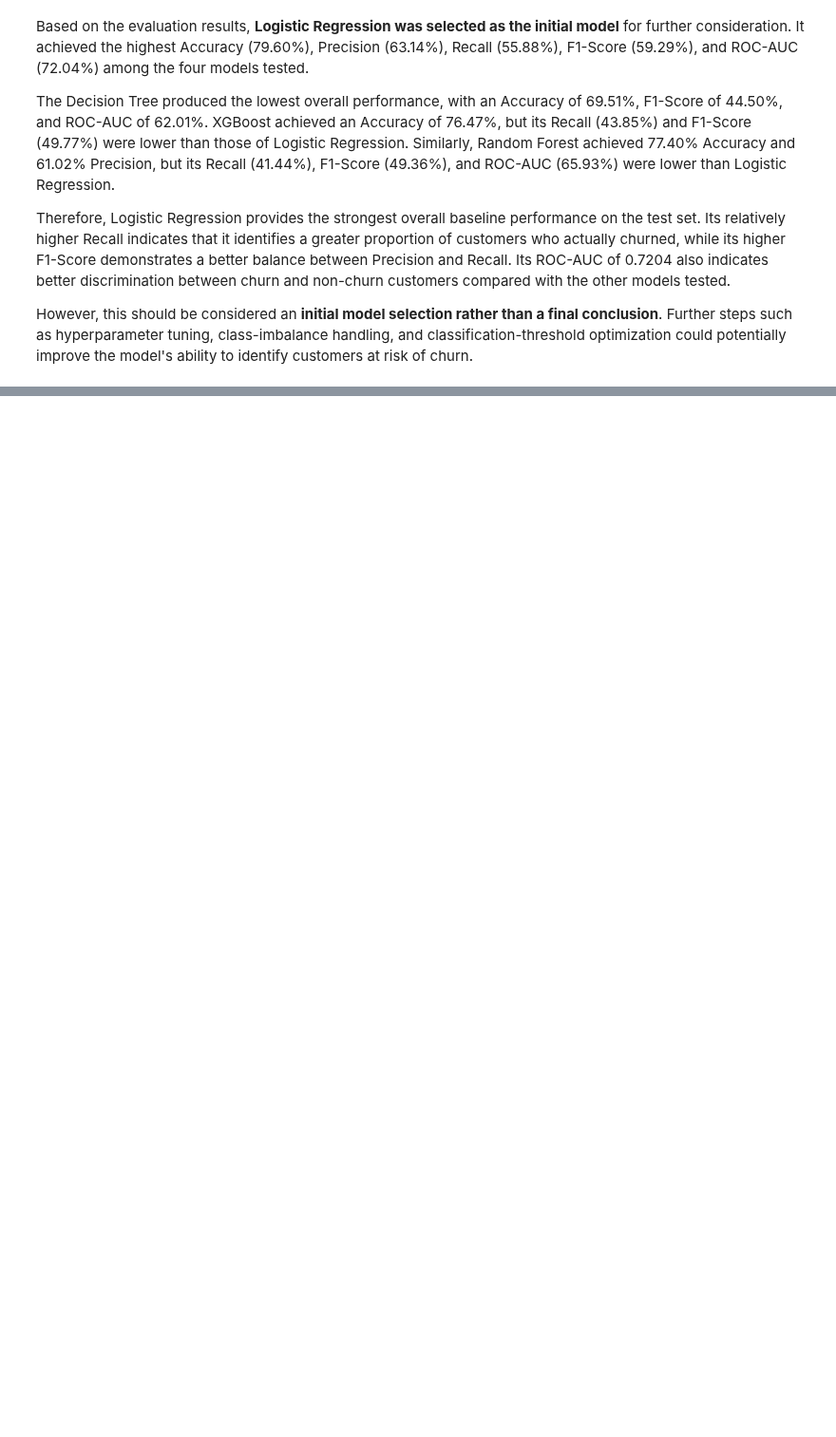
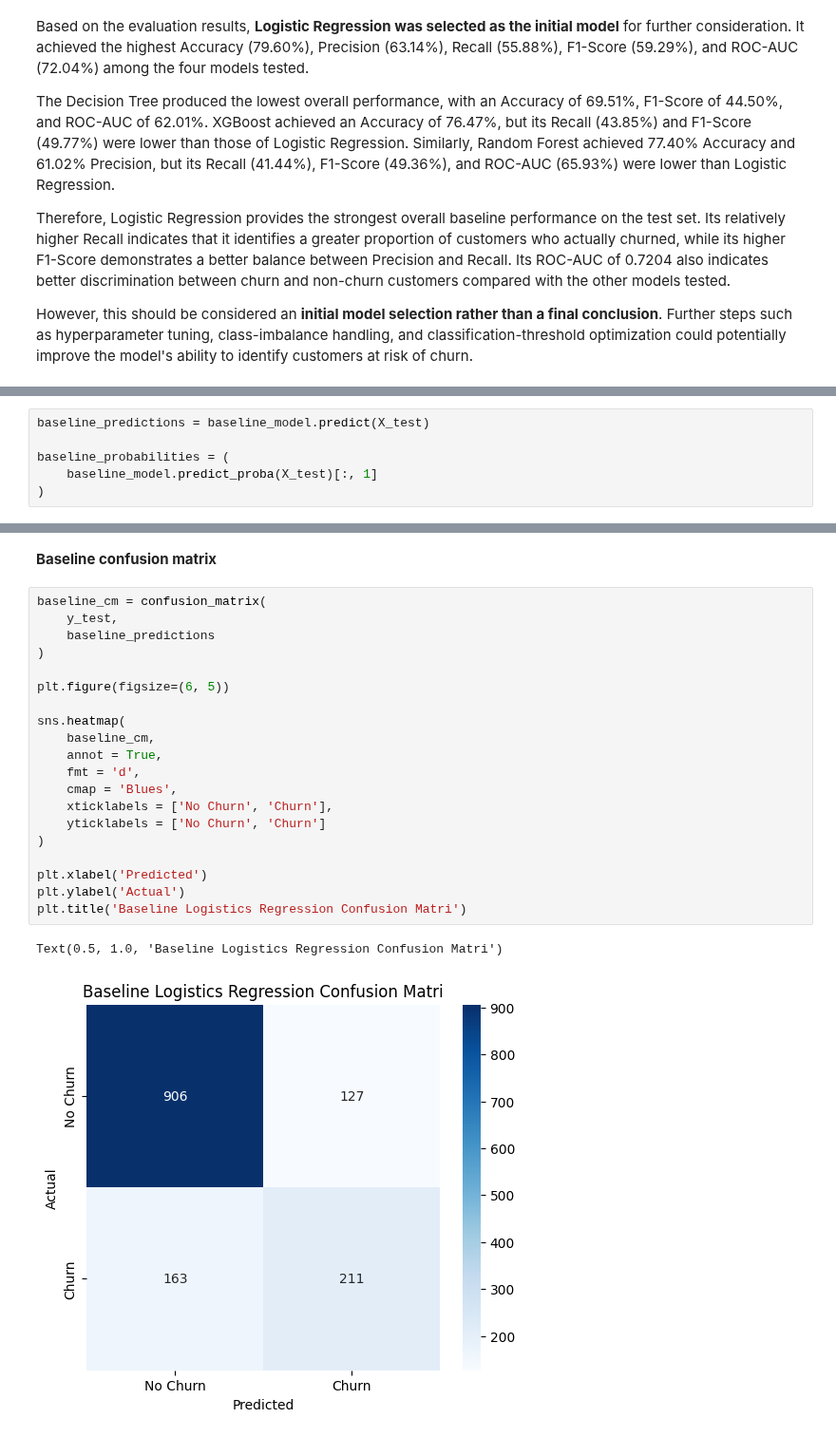
Before and after one commit to Domiclement/NEXAFRICA-CUSTOMER_CHURN_ANALYSIS, a Jupyter notebook: Customer_Churn_Analysis.ipynb, the cells around one changed output, grey strips where cells are left out. Shown at 95% size. Drawn from its saved outputs; the diff is of its cells as text; blank space fills up the shorter version.

```diff
--- a/Customer_Churn_Analysis.ipynb
+++ b/Customer_Churn_Analysis.ipynb
@@ -788,0 +939,6 @@ However, this should be considered an **initial model selection rather than a fi
+# %%
+baseline_predictions = baseline_model.predict(X_test)
+
+baseline_probabilities = (
+    baseline_model.predict_proba(X_test)[:, 1]
+)
@@ -788,0 +1022,25 @@ However, this should be considered an **initial model selection rather than a fi
+# %% [markdown]
+**Baseline confusion matrix**
+# %%
+baseline_cm = confusion_matrix(
+    y_test,
+    baseline_predictions
+)
+
+plt.figure(figsize=(6, 5))
+
+sns.heatmap(
+    baseline_cm,
+    annot = True,
+    fmt = 'd',
+    cmap = 'Blues',
+    xticklabels = ['No Churn', 'Churn'],
+    yticklabels = ['No Churn', 'Churn']
+)
+
+plt.xlabel('Predicted')
+plt.ylabel('Actual')
+plt.title('Baseline Logistics Regression Confusion Matri')
+# %% [output]
+Text(0.5, 1.0, 'Baseline Logistics Regression Confusion Matri')
+[figure, added]
```
Also changed, not shown: parts of 74 cells of this notebook.
